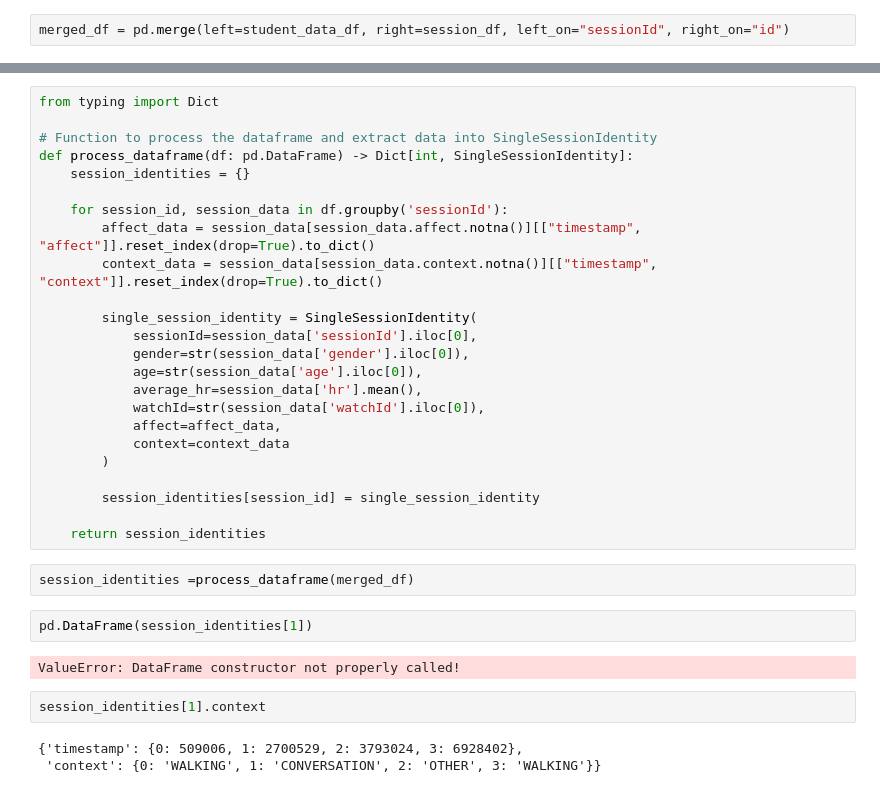
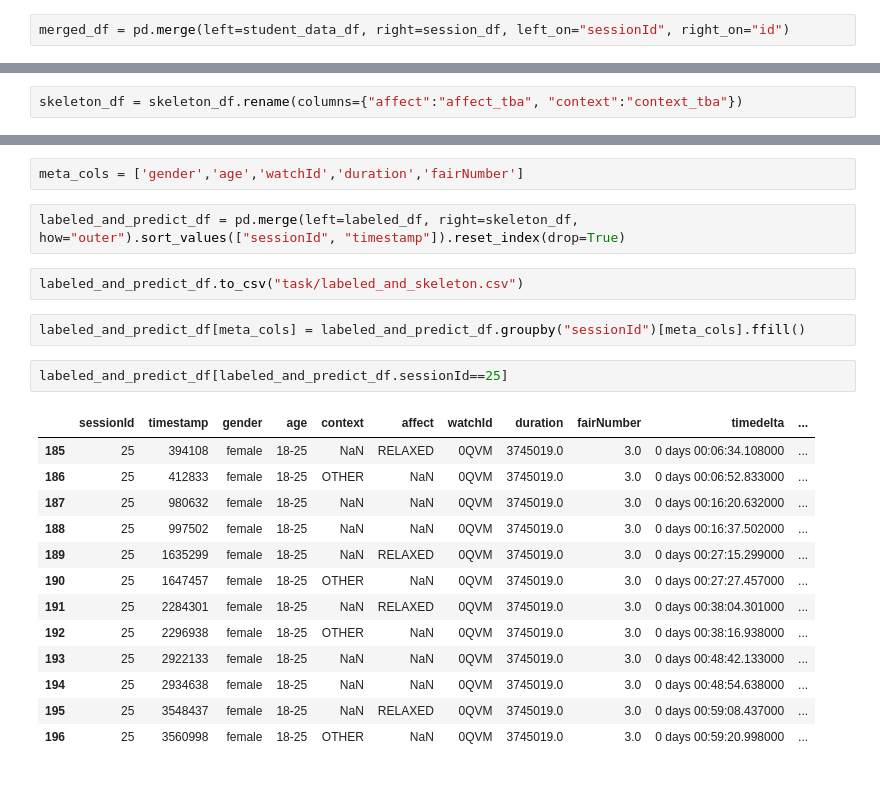
Before and after one commit to SuchethShenoy/bbdc24-mlbananas, a Jupyter notebook: basic_eda.ipynb, the cells around one changed output, grey strips where cells are left out. Saved outputs shown, nothing was run; the diff lists cells and outputs as text.

Commit message:
created a labeled df

```diff
--- a/basic_eda.ipynb
+++ b/basic_eda.ipynb
@@ -158 +104,3 @@ array([ 1,  2,  3,  4,  6,  7,  8,  9, 10, 14, 15, 17, 18, 19, 20, 21, 22,
+# %%
+skeleton_df = skeleton_df.rename(columns={"affect":"affect_tba", "context":"context_tba"})
 # %%
@@ -178,35 +122,24 @@ class SingleSessionIdentity:
-# %%
-from typing import Dict
-
-# Function to process the dataframe and extract data into SingleSessionIdentity
-def process_dataframe(df: pd.DataFrame) -> Dict[int, SingleSessionIdentity]:
-    session_identities = {}
-
-    for session_id, session_data in df.groupby('sessionId'):
-        affect_data = session_data[session_data.affect.notna()][["timestamp", "affect"]].reset_index(drop=True).to_dict()
-        context_data = session_data[session_data.context.notna()][["timestamp", "context"]].reset_index(drop=True).to_dict()
-
-        single_session_identity = SingleSessionIdentity(
-            sessionId=session_data['sessionId'].iloc[0],
-            gender=str(session_data['gender'].iloc[0]),
-            age=str(session_data['age'].iloc[0]),
-            average_hr=session_data['hr'].mean(),
-            watchId=str(session_data['watchId'].iloc[0]),
-            affect=affect_data,
-            context=context_data
-        )
-
-        session_identities[session_id] = single_session_identity
-
-    return session_identities
-# %%
-session_identities =process_dataframe(merged_df)
-# %%
-pd.DataFrame(session_identities[1])
-# %% [output]
-ValueError: DataFrame constructor not properly called!
-# %%
-session_identities[1].context
-# %% [output]
-{'timestamp': {0: 509006, 1: 2700529, 2: 3793024, 3: 6928402},
- 'context': {0: 'WALKING', 1: 'CONVERSATION', 2: 'OTHER', 3: 'WALKING'}}
+# %%
+meta_cols = ['gender','age','watchId','duration','fairNumber']
+# %%
+labeled_and_predict_df = pd.merge(left=labeled_df, right=skeleton_df, how="outer").sort_values(["sessionId", "timestamp"]).reset_index(drop=True)
+# %%
+labeled_and_predict_df.to_csv("task/labeled_and_skeleton.csv")
+# %%
+labeled_and_predict_df[meta_cols] = labeled_and_predict_df.groupby("sessionId")[meta_cols].ffill()
+# %%
+labeled_and_predict_df[labeled_and_predict_df.sessionId==25]
+# %% [output]
+|  | sessionId | timestamp | gender | age | context | affect | watchId | duration | fairNumber | timedelta | ... |
+| 185 | 25 | 394108 | female | 18-25 | NaN | RELAXED | 0QVM | 3745019.0 | 3.0 | 0 days 00:06:34.108000 | ... |
+| 186 | 25 | 412833 | female | 18-25 | OTHER | NaN | 0QVM | 3745019.0 | 3.0 | 0 days 00:06:52.833000 | ... |
+| 187 | 25 | 980632 | female | 18-25 | NaN | NaN | 0QVM | 3745019.0 | 3.0 | 0 days 00:16:20.632000 | ... |
+| 188 | 25 | 997502 | female | 18-25 | NaN | NaN | 0QVM | 3745019.0 | 3.0 | 0 days 00:16:37.502000 | ... |
+| 189 | 25 | 1635299 | female | 18-25 | NaN | RELAXED | 0QVM | 3745019.0 | 3.0 | 0 days 00:27:15.299000 | ... |
+| 190 | 25 | 1647457 | female | 18-25 | OTHER | NaN | 0QVM | 3745019.0 | 3.0 | 0 days 00:27:27.457000 | ... |
+| 191 | 25 | 2284301 | female | 18-25 | NaN | RELAXED | 0QVM | 3745019.0 | 3.0 | 0 days 00:38:04.301000 | ... |
+| 192 | 25 | 2296938 | female | 18-25 | OTHER | NaN | 0QVM | 3745019.0 | 3.0 | 0 days 00:38:16.938000 | ... |
+| 193 | 25 | 2922133 | female | 18-25 | NaN | NaN | 0QVM | 3745019.0 | 3.0 | 0 days 00:48:42.133000 | ... |
+| 194 | 25 | 2934638 | female | 18-25 | NaN | NaN | 0QVM | 3745019.0 | 3.0 | 0 days 00:48:54.638000 | ... |
+| 195 | 25 | 3548437 | female | 18-25 | NaN | RELAXED | 0QVM | 3745019.0 | 3.0 | 0 days 00:59:08.437000 | ... |
+| 196 | 25 | 3560998 | female | 18-25 | OTHER | NaN | 0QVM | 3745019.0 | 3.0 | 0 days 00:59:20.998000 | ... |
```
Also changed, not shown: parts of 21 cells of this notebook.
